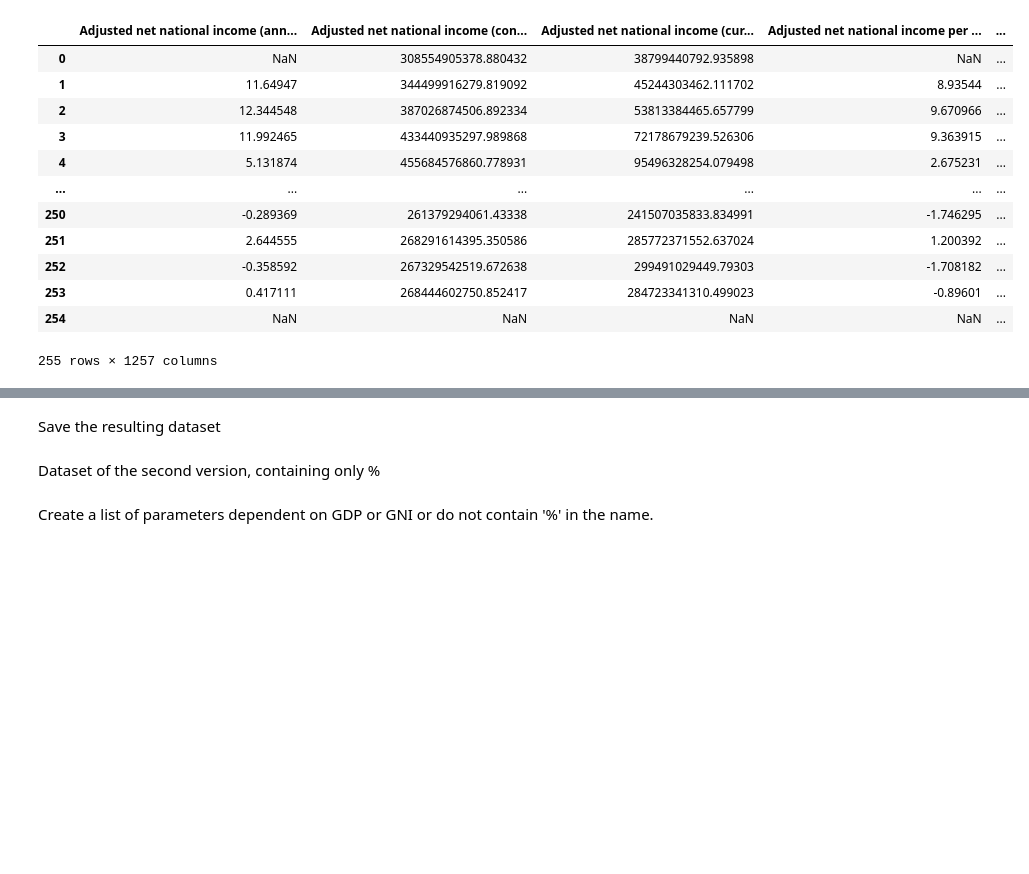
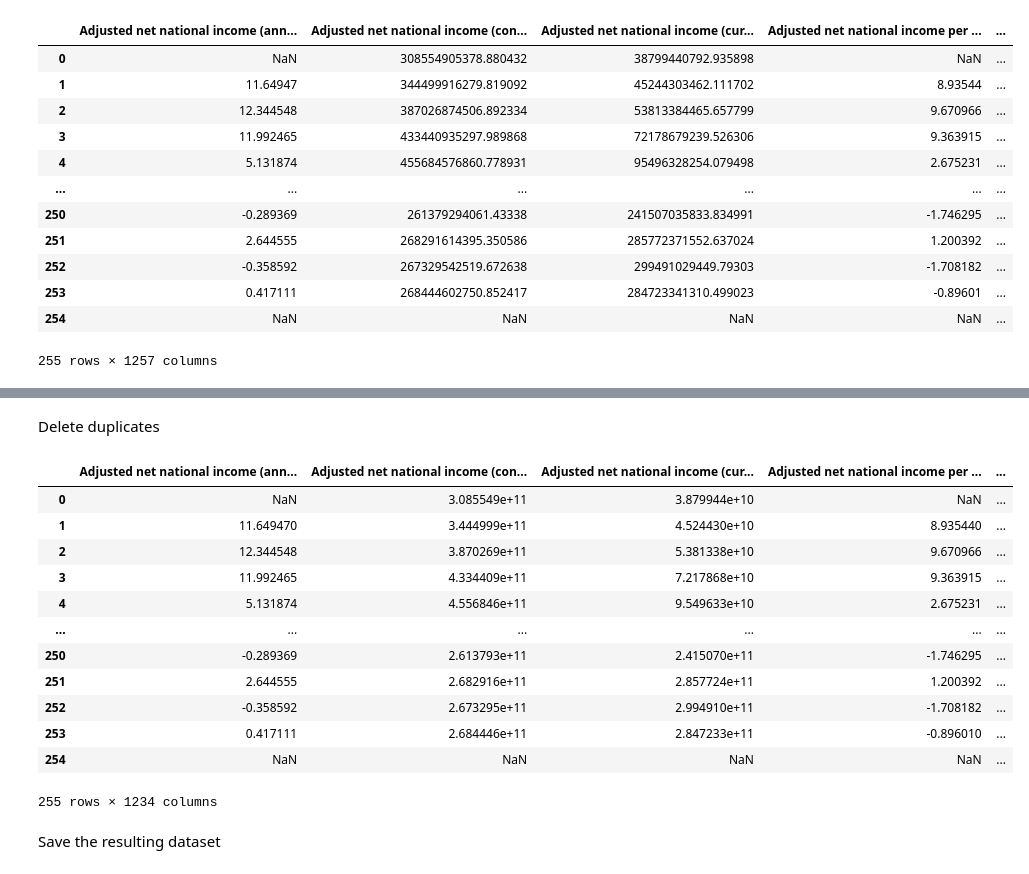
Before and after one commit to DaniilAlenushkin/predicting_a_country_economic_potential, a Jupyter notebook: prepare_dataset.ipynb, the cells around one changed output, grey strips where cells are left out. Saved outputs shown, nothing was run; the diff lists cells and outputs as text; code cells hidden in the pictures; blank space fills up the shorter version.

```diff
--- a/prepare_dataset.ipynb
+++ b/prepare_dataset.ipynb
@@ -134 +158,44 @@ without_na_dataset
+# %% [markdown]
+Delete duplicates
+# %%
+data_without_duplicate = tmp_dataset.drop(labels=[
+    "Survey mean consumption or income per capita, total population (2011 PPP $ per day).1",
+    "Survey mean consumption or income per capita, bottom 40% of population (2011 PPP $ per day).1",
+    'Proportion of people living below 50 percent of median income (%).1',
+    'Poverty headcount ratio at national poverty lines (% of population).1',
+    'Poverty headcount ratio at $5.50 a day (2011 PPP) (% of population).1',
+    'Poverty headcount ratio at $3.20 a day (2011 PPP) (% of population).1',
+    'Poverty headcount ratio at $1.90 a day (2011 PPP) (% of population).1',
+    'Poverty gap at $5.50 a day (2011 PPP) (%).1',
+    'Poverty gap at $3.20 a day (2011 PPP) (%).1',
+    'Poverty gap at $1.90 a day (2011 PPP) (%).1',
+    'Multidimensional poverty intensity (average share of deprivations experienced by the poor).1',
+    'Multidimensional poverty index (scale 0-1).1',
+    'Multidimensional poverty headcount ratio (% of total population).1',
+    'Income share held by third 20%.1',
+    'Income share held by second 20%.1',
+    'Income share held by lowest 20%.1',
+    'Income share held by lowest 10%.1',
+    'Income share held by highest 20%.1',
+    'Income share held by highest 10%.1',
+    'Income share held by fourth 20%.1',
+    'Gini index (World Bank estimate).1',
+    "Annualized average growth rate in per capita real survey mean consumption or income, total population (%).1",
+    "Annualized average growth rate in per capita real survey mean consumption or income, bottom 40% of population (%).1"
+], axis=1)
+data_without_duplicate
+# %% [output]
+|  | Adjusted net national income (ann... | Adjusted net national income (con... | Adjusted net national income (cur... | Adjusted net national income per ... | ... |
+| 0 | NaN | 3.085549e+11 | 3.879944e+10 | NaN | ... |
+| 1 | 11.649470 | 3.444999e+11 | 4.524430e+10 | 8.935440 | ... |
+| 2 | 12.344548 | 3.870269e+11 | 5.381338e+10 | 9.670966 | ... |
+| 3 | 11.992465 | 4.334409e+11 | 7.217868e+10 | 9.363915 | ... |
+| 4 | 5.131874 | 4.556846e+11 | 9.549633e+10 | 2.675231 | ... |
+| ... | ... | ... | ... | ... | ... |
+| 250 | -0.289369 | 2.613793e+11 | 2.415070e+11 | -1.746295 | ... |
+| 251 | 2.644555 | 2.682916e+11 | 2.857724e+11 | 1.200392 | ... |
+| 252 | -0.358592 | 2.673295e+11 | 2.994910e+11 | -1.708182 | ... |
+| 253 | 0.417111 | 2.684446e+11 | 2.847233e+11 | -0.896010 | ... |
+| 254 | NaN | NaN | NaN | NaN | ... |
+255 rows × 1234 columns
 # %%
@@ -140,4 +206,0 @@ main_dataset.to_excel(r'dataset/prepared_dataset/BRICS_all_areas_prepared_datase
-# %% [markdown]
-Dataset of the second version, containing only %
-# %% [markdown]
-Сreate a list of parameters dependent on GDP or GNI or do not contain '%' in the name.
```
Also changed, not shown: parts of 17 cells of this notebook, 7 other files.
